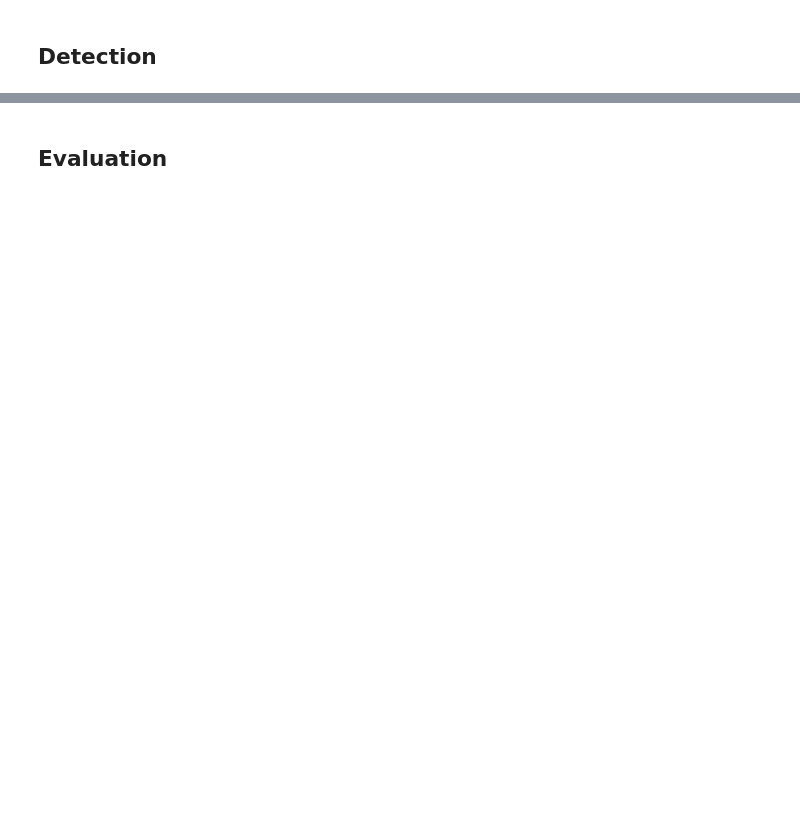
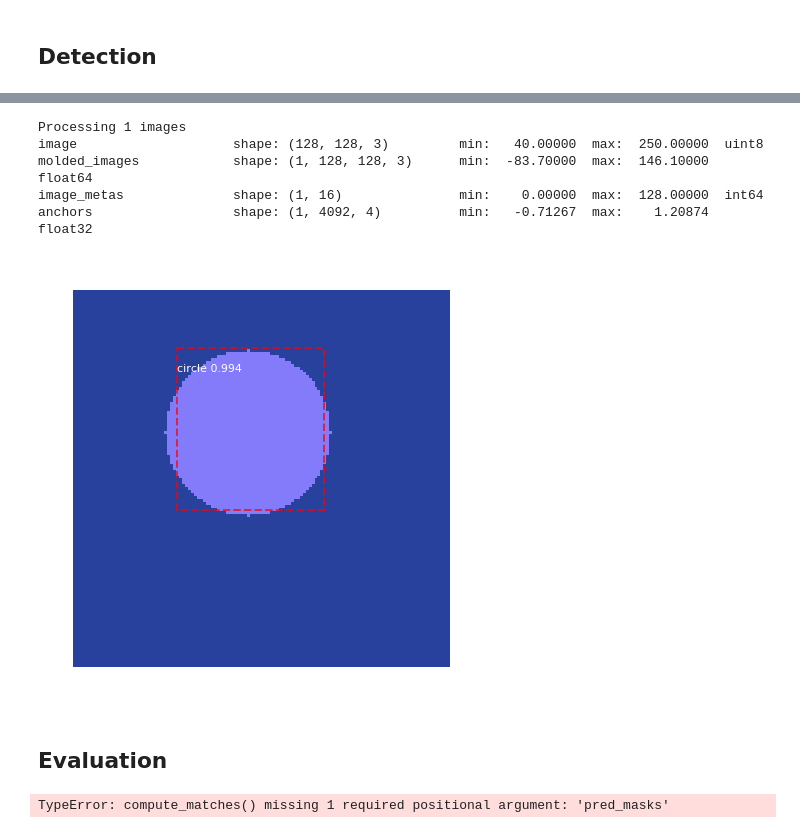
Before and after one commit to lcalem/partial-labels, a Jupyter notebook: experiments/frcnn/samples/shapes/train_shapes.ipynb, the cells around one changed output, grey strips where cells are left out. Saved outputs shown, nothing was run; the diff lists cells and outputs as text; code cells hidden in the pictures; blank space fills up the shorter version.

Commit message:
removed masks from detection

```diff
--- a/experiments/frcnn/samples/shapes/train_shapes.ipynb
+++ b/experiments/frcnn/samples/shapes/train_shapes.ipynb
@@ -369,9 +406,15 @@ visualize.display_instances(original_image, gt_bbox, gt_class_id, dataset_train.
 # %%
 results = model.detect([original_image], verbose=1)
 
 r = results[0]
-visualize.display_instances(original_image, r['rois'], r['masks'], r['class_ids'],
-                            dataset_val.class_names, r['scores'], ax=get_ax())
+visualize.display_instances(original_image, r['rois'], r['class_ids'], dataset_val.class_names, r['scores'], ax=get_ax())
+# %% [output]
+Processing 1 images
+image                    shape: (128, 128, 3)         min:   40.00000  max:  250.00000  uint8
+molded_images            shape: (1, 128, 128, 3)      min:  -83.70000  max:  146.10000  float64
+image_metas              shape: (1, 16)               min:    0.00000  max:  128.00000  int64
+anchors                  shape: (1, 4092, 4)          min:   -0.71267  max:    1.20874  float32
+[figure, added]
 # %% [markdown]
 ## Evaluation
 # %%
@@ -381,17 +424,17 @@ image_ids = np.random.choice(dataset_val.image_ids, 10)
 APs = []
 for image_id in image_ids:
     # Load image and ground truth data
-    image, image_meta, gt_class_id, gt_bbox, gt_mask =\
-        modellib.load_image_gt(dataset_val, inference_config,
-                               image_id, use_mini_mask=False)
-    molded_images = np.expand_dims(modellib.mold_image(image, inference_config), 0)
+    image, image_meta, gt_class_id, gt_bbox = datagen.load_image_gt(dataset_val, inference_config, image_id)
+    molded_images = np.expand_dims(meta.mold_image(image, inference_config), 0)
+
     # Run object detection
     results = model.detect([image], verbose=0)
     r = results[0]
+
     # Compute AP
-    AP, precisions, recalls, overlaps =\
-        utils.compute_ap(gt_bbox, gt_class_id, gt_mask,
-                         r["rois"], r["class_ids"], r["scores"], r['masks'])
+    AP, precisions, recalls, overlaps = utils.compute_ap(gt_bbox, gt_class_id, r["rois"], r["class_ids"], r["scores"])
     APs.append(AP)
 
 print("mAP: ", np.mean(APs))
+# %% [output]
+TypeError: compute_matches() missing 1 required positional argument: 'pred_masks'
```
Also changed, not shown: parts of 4 cells of this notebook, 2 other files.
